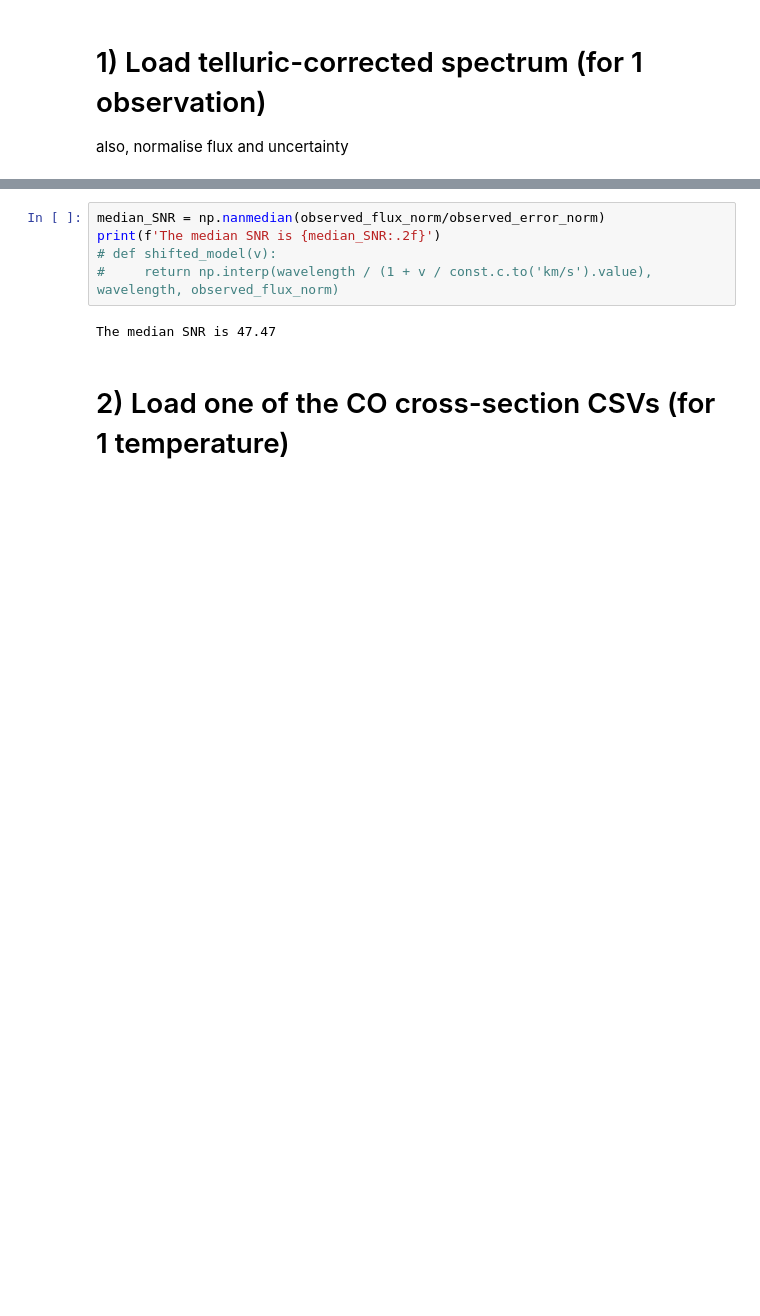
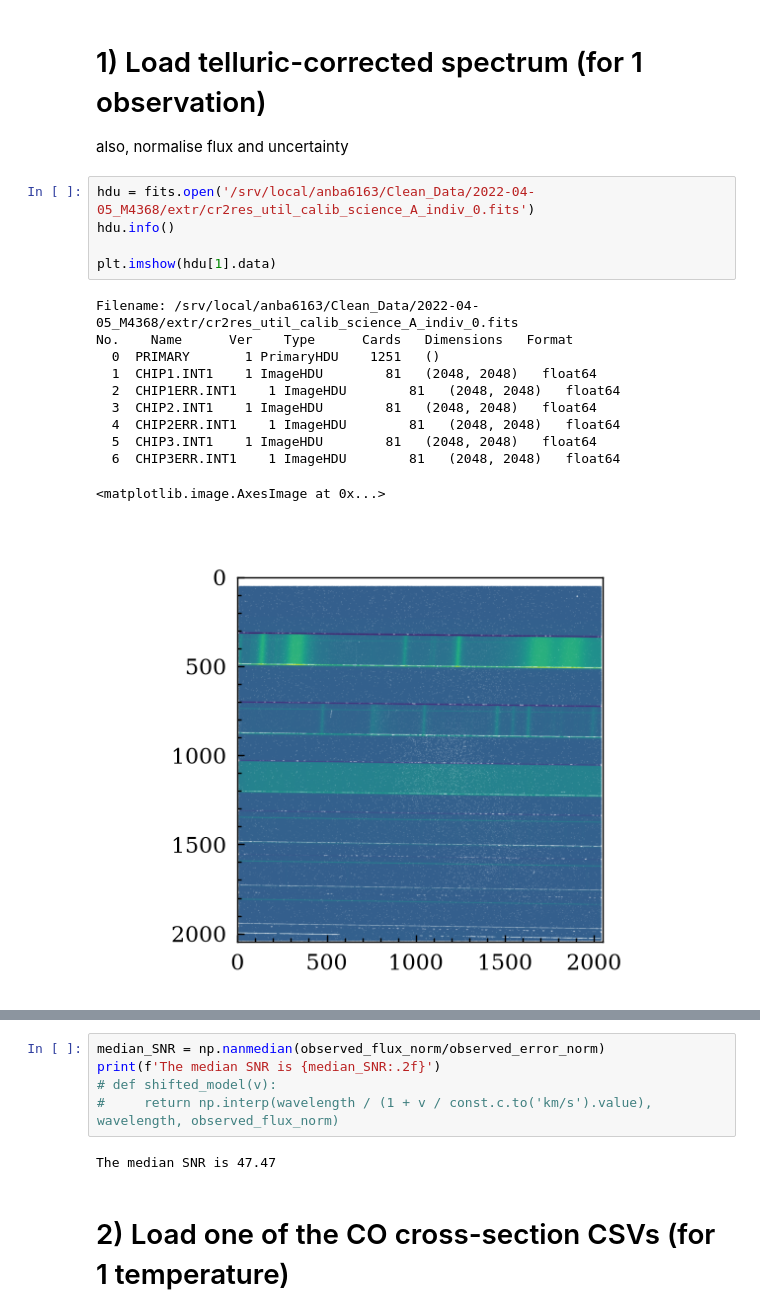
Before and after one commit to allsmurph/Exocomets-Pymolfit, a Jupyter notebook: load_files_for_ccf_new.ipynb, the cells around one changed output, grey strips where cells are left out. Drawn from its saved outputs; the diff is of its cells as text; blank space fills up the shorter version.

```diff
--- a/load_files_for_ccf_new.ipynb
+++ b/load_files_for_ccf_new.ipynb
@@ -16,4 +17,21 @@ from joblib import Parallel, delayed
 # 1) Load telluric-corrected spectrum (for 1 observation)
 
 also, normalise flux and uncertainty
+# %%
+hdu = fits.open('/srv/local/anba6163/Clean_Data/2022-04-05_M4368/extr/cr2res_util_calib_science_A_indiv_0.fits')
+hdu.info()
+
+plt.imshow(hdu[1].data)
+# %% [output]
+Filename: /srv/local/anba6163/Clean_Data/2022-04-05_M4368/extr/cr2res_util_calib_science_A_indiv_0.fits
+No.    Name      Ver    Type      Cards   Dimensions   Format
+  0  PRIMARY       1 PrimaryHDU    1251   ()
+  1  CHIP1.INT1    1 ImageHDU        81   (2048, 2048)   float64
+  2  CHIP1ERR.INT1    1 ImageHDU        81   (2048, 2048)   float64
+  3  CHIP2.INT1    1 ImageHDU        81   (2048, 2048)   float64
+  4  CHIP2ERR.INT1    1 ImageHDU        81   (2048, 2048)   float64
+  5  CHIP3.INT1    1 ImageHDU        81   (2048, 2048)   float64
+  6  CHIP3ERR.INT1    1 ImageHDU        81   (2048, 2048)   float64
+<matplotlib.image.AxesImage at 0x...>
+[figure, added]
 # %%
```
Also changed, not shown: parts of 3 cells of this notebook, 8 other files.
